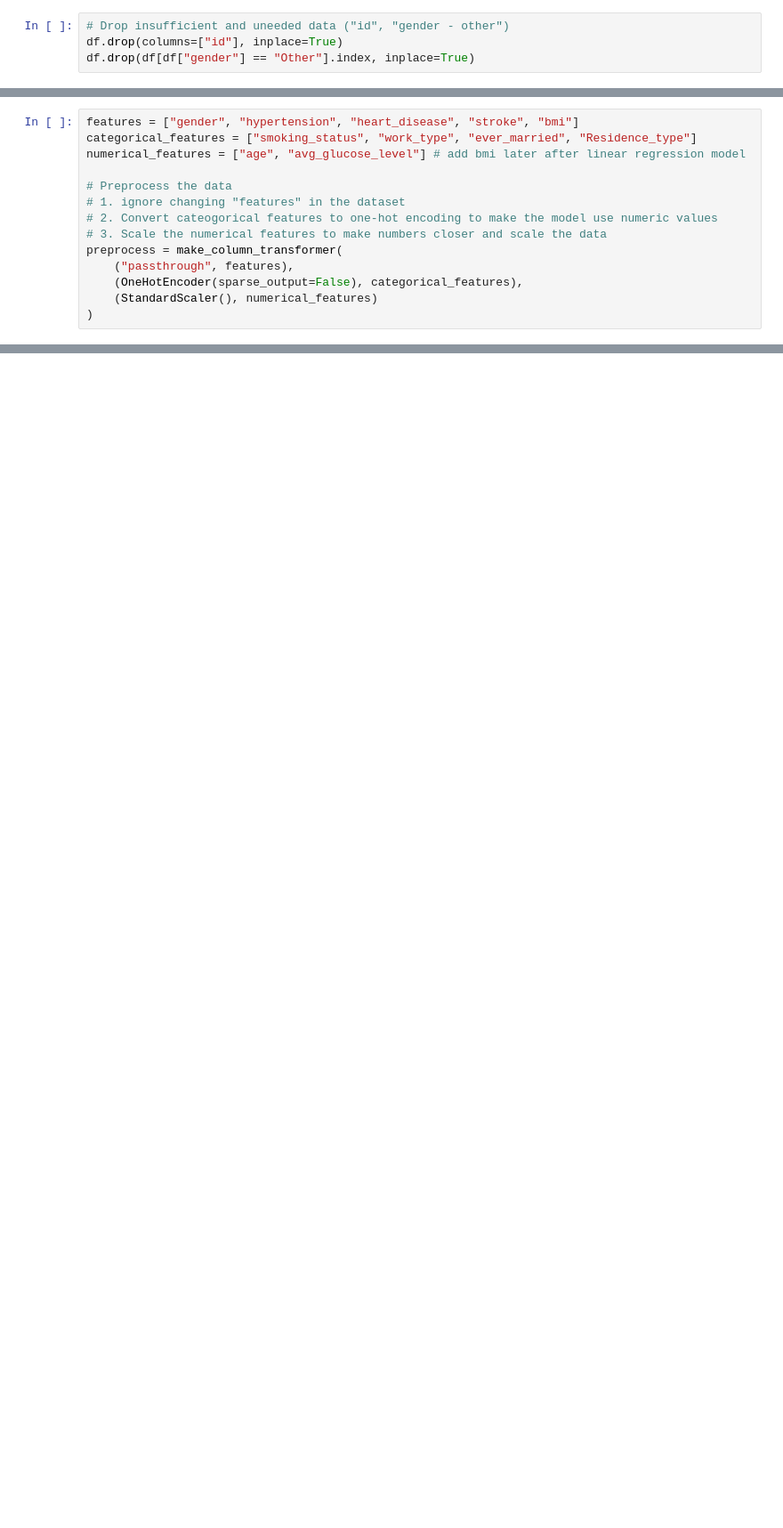
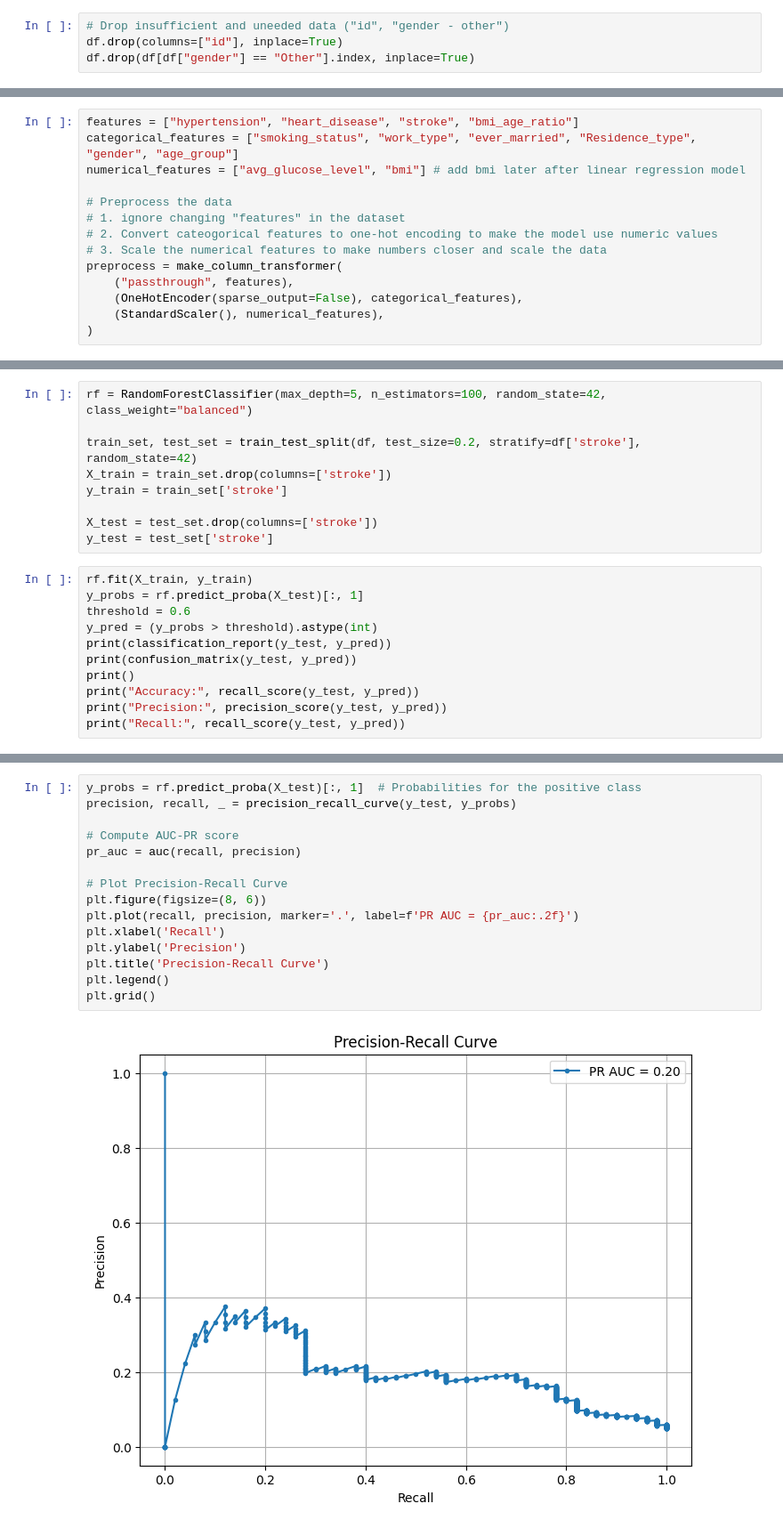
Before and after one commit to aaronhung3/stroke-predictor, a Jupyter notebook: main.ipynb, the cells around one changed output, grey strips where cells are left out. Shown at 89% size. Cells and saved outputs as stored; diff of their text form; blank space fills up the shorter version.

Commit message:
improve prediction

```diff
--- a/main.ipynb
+++ b/main.ipynb
@@ -34,7 +61,7 @@ df.drop(df[df["gender"] == "Other"].index, inplace=True)
 # %%
-features = ["gender", "hypertension", "heart_disease", "stroke", "bmi"]
-categorical_features = ["smoking_status", "work_type", "ever_married", "Residence_type"]
-numerical_features = ["age", "avg_glucose_level"] # add bmi later after linear regression model
+features = ["hypertension", "heart_disease", "stroke", "bmi_age_ratio"]
+categorical_features = ["smoking_status", "work_type", "ever_married", "Residence_type", "gender", "age_group"]
+numerical_features = ["avg_glucose_level", "bmi"] # add bmi later after linear regression model
 
 # Preprocess the data
 # 1. ignore changing "features" in the dataset
@@ -43,7 +70,7 @@ numerical_features = ["age", "avg_glucose_level"] # add bmi later after linear r
 preprocess = make_column_transformer(
     ("passthrough", features),
     (OneHotEncoder(sparse_output=False), categorical_features),
-    (StandardScaler(), numerical_features)
+    (StandardScaler(), numerical_features),
 )
 # %%
 preprocess.fit(df)
@@ -71,0 +92,20 @@ df
+# %%
+rf = RandomForestClassifier(max_depth=5, n_estimators=100, random_state=42, class_weight="balanced")
+
+train_set, test_set = train_test_split(df, test_size=0.2, stratify=df['stroke'], random_state=42)
+X_train = train_set.drop(columns=['stroke'])
+y_train = train_set['stroke']
+
+X_test = test_set.drop(columns=['stroke'])
+y_test = test_set['stroke']
+# %%
+rf.fit(X_train, y_train)
+y_probs = rf.predict_proba(X_test)[:, 1]
+threshold = 0.6
+y_pred = (y_probs > threshold).astype(int)
+print(classification_report(y_test, y_pred))
+print(confusion_matrix(y_test, y_pred))
+print()
+print("Accuracy:", recall_score(y_test, y_pred))
+print("Precision:", precision_score(y_test, y_pred))
+print("Recall:", recall_score(y_test, y_pred))
@@ -71,0 +128,17 @@ df
+# %%
+y_probs = rf.predict_proba(X_test)[:, 1]  # Probabilities for the positive class
+precision, recall, _ = precision_recall_curve(y_test, y_probs)
+
+# Compute AUC-PR score
+pr_auc = auc(recall, precision)
+
+# Plot Precision-Recall Curve
+plt.figure(figsize=(8, 6))
+plt.plot(recall, precision, marker='.', label=f'PR AUC = {pr_auc:.2f}')
+plt.xlabel('Recall')
+plt.ylabel('Precision')
+plt.title('Precision-Recall Curve')
+plt.legend()
+plt.grid()
+# %% [output]
+[figure, added]
```
Also changed, not shown: parts of 8 cells of this notebook.
